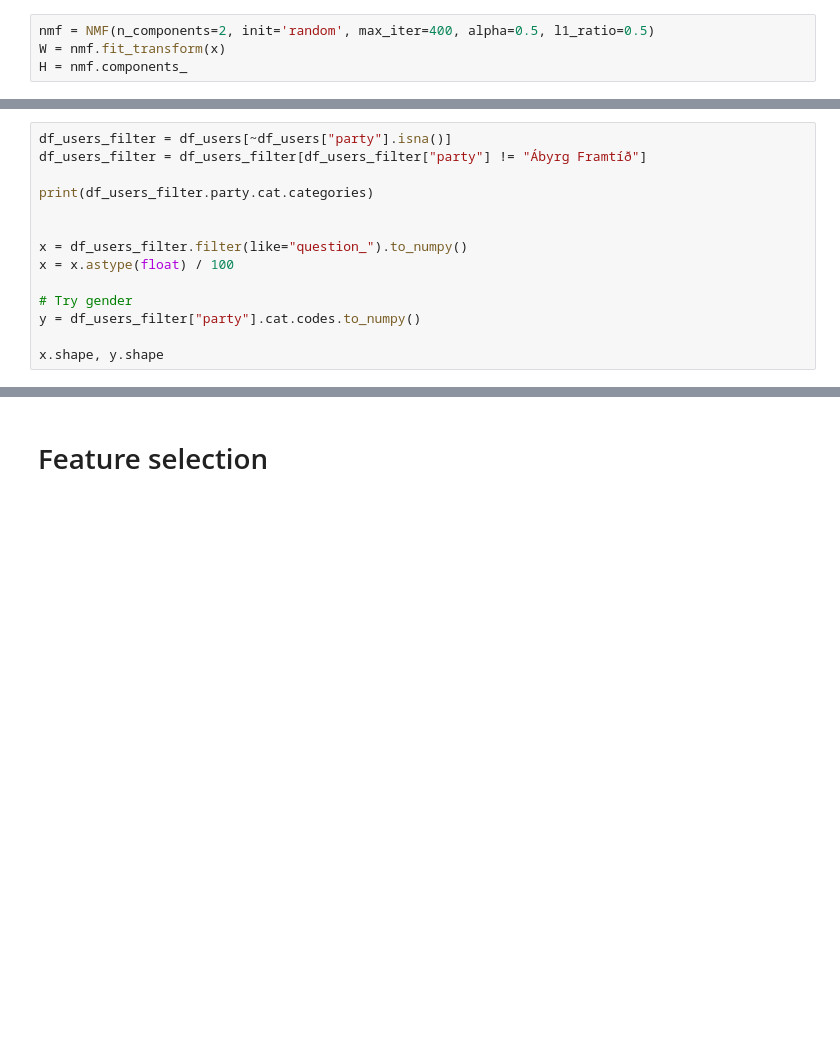
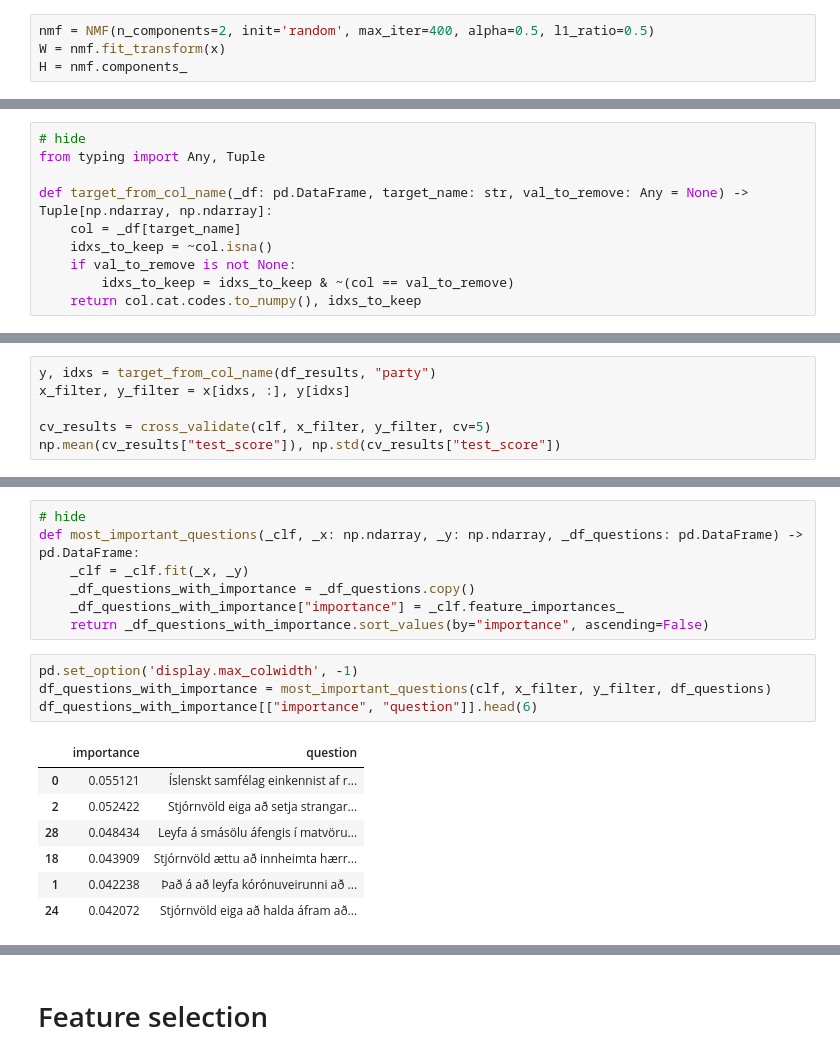
Before and after one commit to roberttorfason/blog, a Jupyter notebook: _notebooks/2021-09-22-kosningaprof.ipynb, the cells around one changed output, grey strips where cells are left out. Saved outputs shown, nothing was run; the diff lists cells and outputs as text; blank space fills up the shorter version.

```diff
--- a/_notebooks/2021-09-22-kosningaprof.ipynb
+++ b/_notebooks/2021-09-22-kosningaprof.ipynb
@@ -334,14 +318,0 @@ Compare ranking based on metrics: Cosine, correlation, l2, l1
-# %%
-df_users_filter = df_users[~df_users["party"].isna()]
-df_users_filter = df_users_filter[df_users_filter["party"] != "Ábyrg Framtíð"]
-
-print(df_users_filter.party.cat.categories)
-
-
-x = df_users_filter.filter(like="question_").to_numpy()
-x = x.astype(float) / 100
-
-# Try gender
-y = df_users_filter["party"].cat.codes.to_numpy()
-
-x.shape, y.shape
@@ -357,0 +355,10 @@ cv_results
+# %%
+# hide
+from typing import Any, Tuple
+
+def target_from_col_name(_df: pd.DataFrame, target_name: str, val_to_remove: Any = None) -> Tuple[np.ndarray, np.ndarray]:
+    col = _df[target_name]
+    idxs_to_keep = ~col.isna()
+    if val_to_remove is not None:
+        idxs_to_keep = idxs_to_keep & ~(col == val_to_remove)
+    return col.cat.codes.to_numpy(), idxs_to_keep
@@ -357,0 +376,6 @@ cv_results
+# %%
+y, idxs = target_from_col_name(df_results, "party")
+x_filter, y_filter = x[idxs, :], y[idxs]
+
+cv_results = cross_validate(clf, x_filter, y_filter, cv=5)
+np.mean(cv_results["test_score"]), np.std(cv_results["test_score"])
@@ -357,0 +388,19 @@ cv_results
+# %%
+# hide
+def most_important_questions(_clf, _x: np.ndarray, _y: np.ndarray, _df_questions: pd.DataFrame) -> pd.DataFrame:
+    _clf = _clf.fit(_x, _y)
+    _df_questions_with_importance = _df_questions.copy()
+    _df_questions_with_importance["importance"] = _clf.feature_importances_
+    return _df_questions_with_importance.sort_values(by="importance", ascending=False)
+# %%
+pd.set_option('display.max_colwidth', -1)
+df_questions_with_importance = most_important_questions(clf, x_filter, y_filter, df_questions)
+df_questions_with_importance[["importance", "question"]].head(6)
+# %% [output]
+|  | importance | question |
+| 0 | 0.055121 | Íslenskt samfélag einkennist af r... |
+| 2 | 0.052422 | Stjórnvöld eiga að setja strangar... |
+| 28 | 0.048434 | Leyfa á smásölu áfengis í matvöru... |
+| 18 | 0.043909 | Stjórnvöld ættu að innheimta hærr... |
+| 1 | 0.042238 | Það á að leyfa kórónuveirunni að ... |
+| 24 | 0.042072 | Stjórnvöld eiga að halda áfram að... |
```
Also changed, not shown: parts of 86 cells of this notebook.
